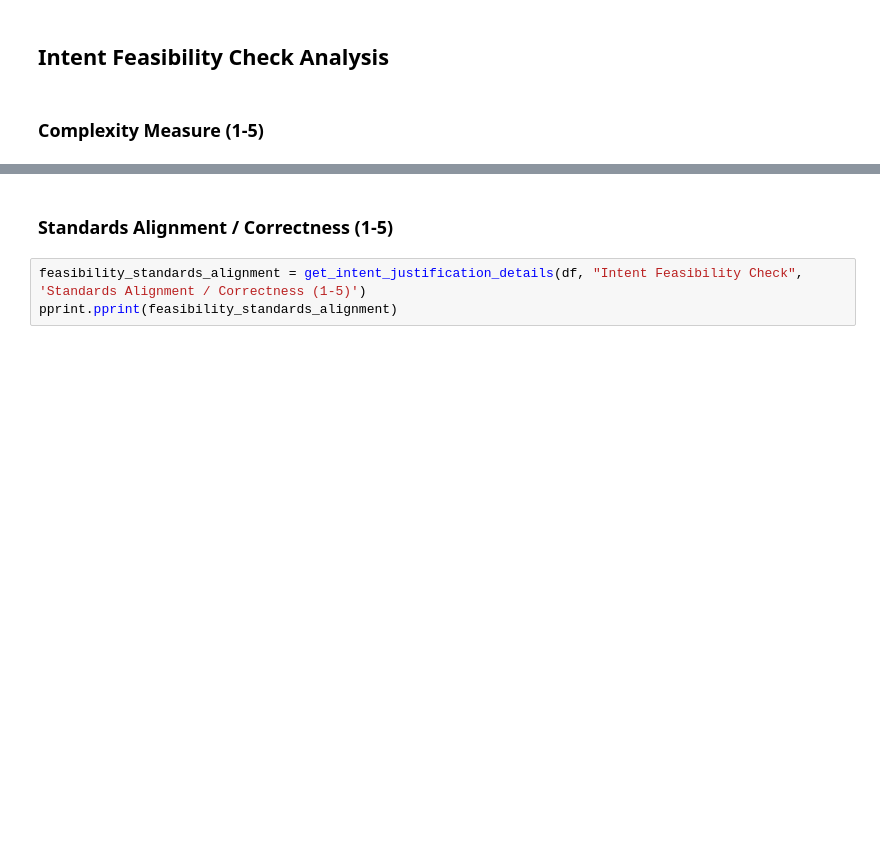
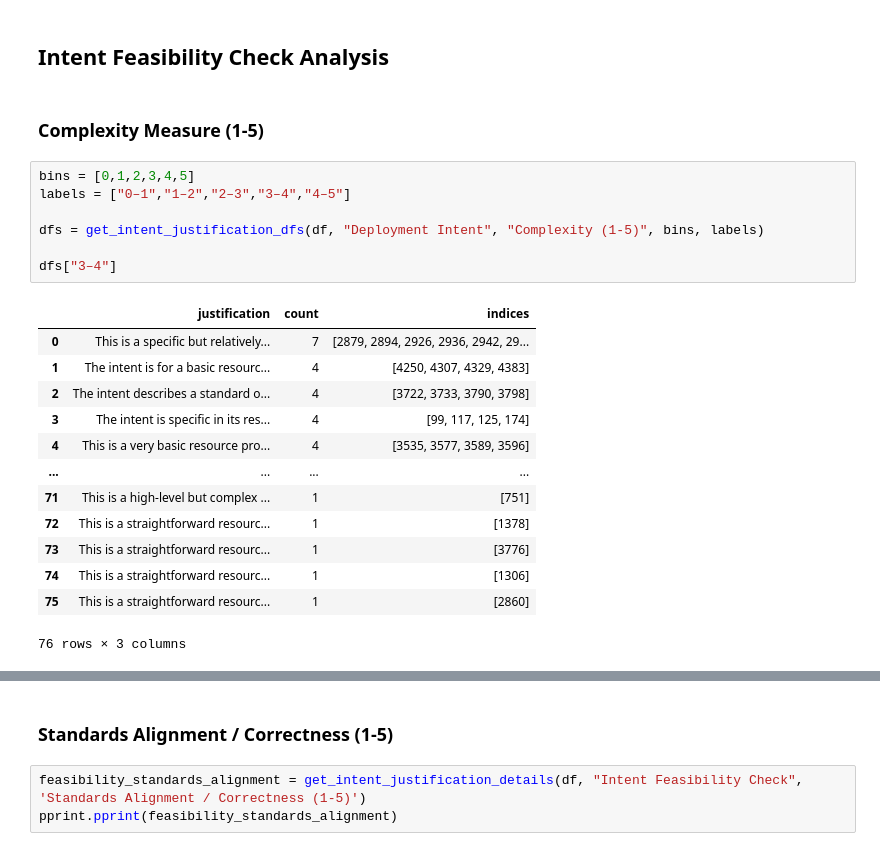
Before and after one commit to aadhamashraf/Intent-Based-Network-Generation-Augmentation, a Jupyter notebook: laajresultsanalysis_converted.ipynb, the cells around one changed output, grey strips where cells are left out. Saved outputs shown, nothing was run; the diff lists cells and outputs as text; blank space fills up the shorter version.

```diff
--- a/laajresultsanalysis_converted.ipynb
+++ b/laajresultsanalysis_converted.ipynb
@@ -254,3 +254,24 @@ def get_intent_justification_details(df, intent_type, score_name):
 ## Intent Feasibility Check Analysis
 # %% [markdown]
 ### **Complexity Measure (1-5)**
+# %%
+bins = [0,1,2,3,4,5]
+labels = ["0–1","1–2","2–3","3–4","4–5"]
+
+dfs = get_intent_justification_dfs(df, "Deployment Intent", "Complexity (1-5)", bins, labels)
+
+dfs["3–4"]
+# %% [output]
+|  | justification | count | indices |
+| 0 | This is a specific but relatively... | 7 | [2879, 2894, 2926, 2936, 2942, 29... |
+| 1 | The intent is for a basic resourc... | 4 | [4250, 4307, 4329, 4383] |
+| 2 | The intent describes a standard o... | 4 | [3722, 3733, 3790, 3798] |
+| 3 | The intent is specific in its res... | 4 | [99, 117, 125, 174] |
+| 4 | This is a very basic resource pro... | 4 | [3535, 3577, 3589, 3596] |
+| ... | ... | ... | ... |
+| 71 | This is a high-level but complex ... | 1 | [751] |
+| 72 | This is a straightforward resourc... | 1 | [1378] |
+| 73 | This is a straightforward resourc... | 1 | [3776] |
+| 74 | This is a straightforward resourc... | 1 | [1306] |
+| 75 | This is a straightforward resourc... | 1 | [2860] |
+76 rows × 3 columns
```
Also changed, not shown: parts of 8 cells of this notebook.
